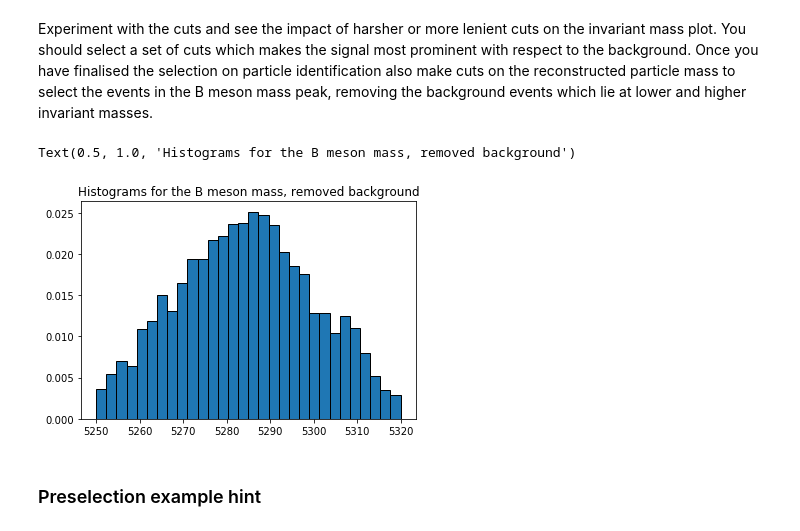
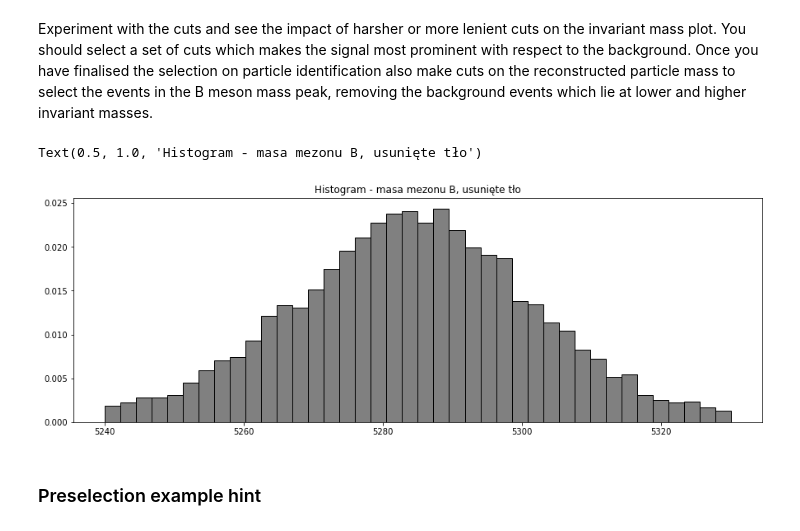
Before and after one commit to JTMalczewski/opendata-project-master, a Jupyter notebook: LHCb_Open_Data_Project.ipynb, the cells around one changed output. Saved outputs shown, nothing was run; the diff lists cells and outputs as text; code cells hidden in the pictures.

```diff
--- a/LHCb_Open_Data_Project.ipynb
+++ b/LHCb_Open_Data_Project.ipynb
@@ -386,17 +393,31 @@ B meson mass, additional cuts 5307.894626680955
 Experiment with the cuts and see the impact of harsher or more lenient cuts on the invariant mass plot.
 You should select a set of cuts which makes the signal most prominent with respect to the background.
 Once you have finalised the selection on particle identification also make cuts on the reconstructed particle mass to select the events in the B meson mass peak, removing the background events which lie at lower and higher invariant masses.
+# %%
+#Dołożyłem kawałek kodu, który wycina tło z naszej bazy danych
+
+
+B_mass_cut.drop(B_mass_cut[B_mass_cut.index.duplicated()].index,inplace=True)
+B_mass_cut = B_mass_cut.drop(B_mass_cut[B_mass_cut < 5200].index)
+B_mass_cut = B_mass_cut.drop(B_mass_cut[B_mass_cut > 5350].index)
+df2['B_mass_cut'] = B_mass_cut
+df2.dropna(axis = 0, inplace=True)
 # %%
+
+
+plt.figure(figsize=(15,5))
 plt.hist(   B_mass_cut,
             edgecolor = "black",
-            range=(5250,5320),
-            bins = 30,
+            range=(5240,5330),
+            bins = 40,
+            color='grey',
             density=True,
             alpha=1)
-plt.title('Histograms for the B meson mass, removed background')
+
+plt.title('Histogram - masa mezonu B, usunięte tło')
 # %% [output]
-Text(0.5, 1.0, 'Histograms for the B meson mass, removed background')
+Text(0.5, 1.0, 'Histogram - masa mezonu B, usunięte tło')
-[figure, old version]
+[figure, new version]
 # %% [markdown]
 ### Preselection example hint
 # %% [markdown]
```
Also changed, not shown: parts of 18 cells of this notebook.
